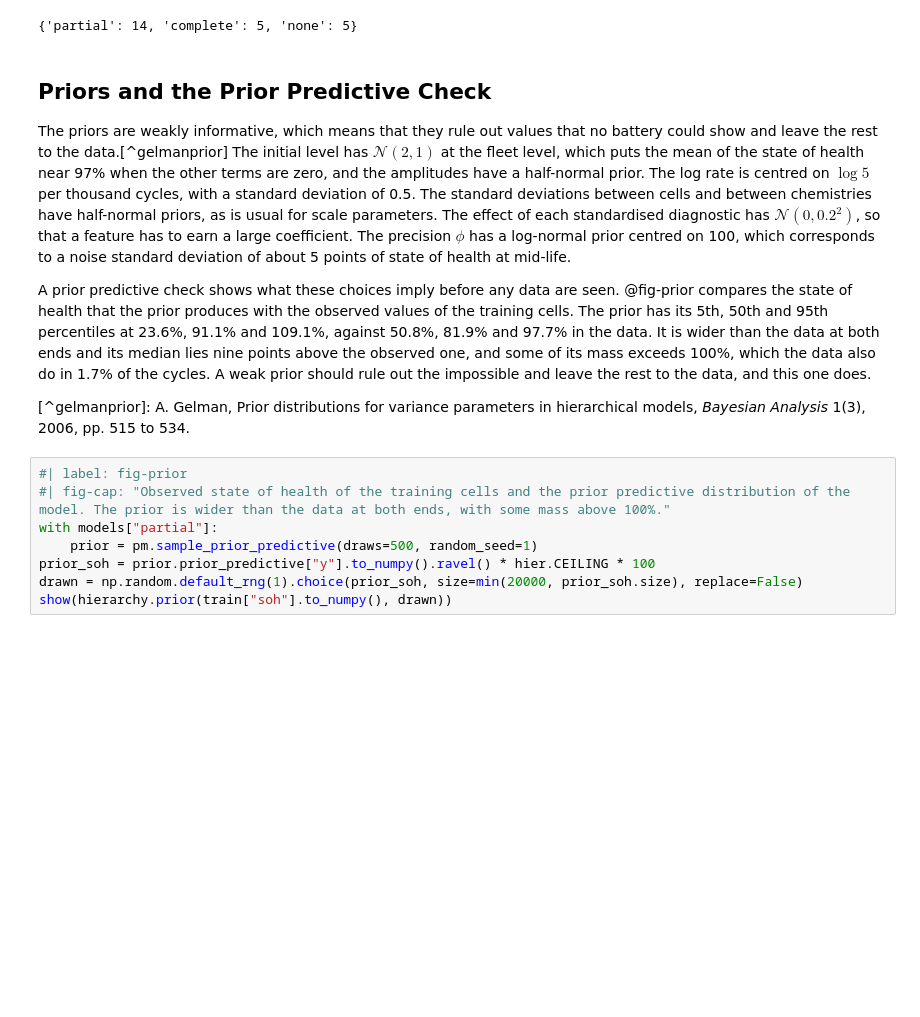
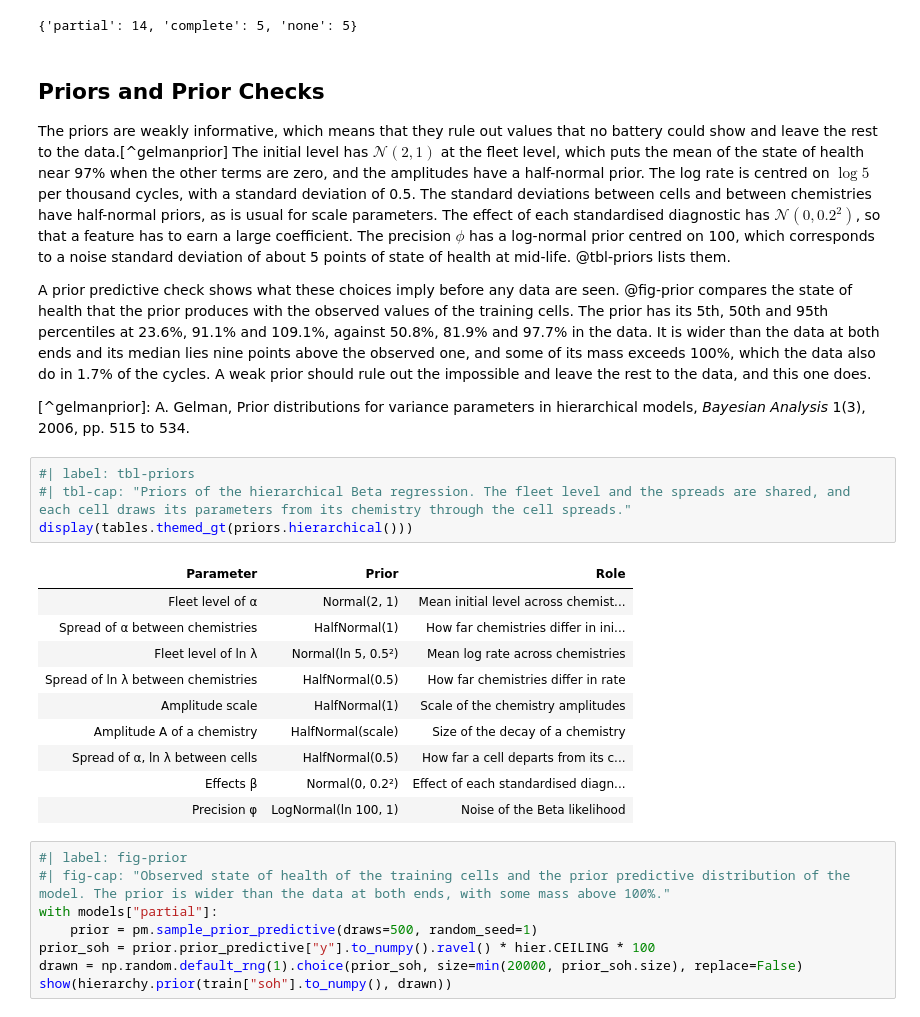
Before and after one commit to sambaiga/sambaiga.github.io, a Jupyter notebook: pages/blog/posts/2026/11/2026-11-21-hierarchical-bayesian-regression.ipynb, the cells around one changed output. Saved outputs shown, nothing was run; the diff lists cells and outputs as text; blank space fills up the shorter version.

```diff
--- a/pages/blog/posts/2026/11/2026-11-21-hierarchical-bayesian-regression.ipynb
+++ b/pages/blog/posts/2026/11/2026-11-21-hierarchical-bayesian-regression.ipynb
@@ -135,13 +136,28 @@ print({pooling: len(model.free_RVs) for pooling, model in models.items()})
 # %% [output]
 {'partial': 14, 'complete': 5, 'none': 5}
 # %% [markdown]
-## Priors and the Prior Predictive Check
+## Priors and Prior Checks
 
-The priors are weakly informative, which means that they rule out values that no battery could show and leave the rest to the data.[^gelmanprior] The initial level has $\mathcal{N}(2, 1)$ at the fleet level, which puts the mean of the state of health near 97% when the other terms are zero, and the amplitudes have a half-normal prior. The log rate is centred on $\log 5$ per thousand cycles, with a standard deviation of 0.5. The standard deviations between cells and between chemistries have half-normal priors, as is usual for scale parameters. The effect of each standardised diagnostic has $\mathcal{N}(0, 0.2^2)$, so that a feature has to earn a large coefficient. The precision $\phi$ has a log-normal prior centred on 100, which corresponds to a noise standard deviation of about 5 points of state of health at mid-life.
+The priors are weakly informative, which means that they rule out values that no battery could show and leave the rest to the data.[^gelmanprior] The initial level has $\mathcal{N}(2, 1)$ at the fleet level, which puts the mean of the state of health near 97% when the other terms are zero, and the amplitudes have a half-normal prior. The log rate is centred on $\log 5$ per thousand cycles, with a standard deviation of 0.5. The standard deviations between cells and between chemistries have half-normal priors, as is usual for scale parameters. The effect of each standardised diagnostic has $\mathcal{N}(0, 0.2^2)$, so that a feature has to earn a large coefficient. The precision $\phi$ has a log-normal prior centred on 100, which corresponds to a noise standard deviation of about 5 points of state of health at mid-life. @tbl-priors lists them.
 
 A prior predictive check shows what these choices imply before any data are seen. @fig-prior compares the state of health that the prior produces with the observed values of the training cells. The prior has its 5th, 50th and 95th percentiles at 23.6%, 91.1% and 109.1%, against 50.8%, 81.9% and 97.7% in the data. It is wider than the data at both ends and its median lies nine points above the observed one, and some of its mass exceeds 100%, which the data also do in 1.7% of the cycles. A weak prior should rule out the impossible and leave the rest to the data, and this one does.
 
 [^gelmanprior]: A. Gelman, Prior distributions for variance parameters in hierarchical models, *Bayesian Analysis* 1(3), 2006, pp. 515 to 534.
+# %%
+#| label: tbl-priors
+#| tbl-cap: "Priors of the hierarchical Beta regression. The fleet level and the spreads are shared, and each cell draws its parameters from its chemistry through the cell spreads."
+display(tables.themed_gt(priors.hierarchical()))
+# %% [output]
+| Parameter | Prior | Role |
+| Fleet level of α | Normal(2, 1) | Mean initial level across chemist... |
+| Spread of α between chemistries | HalfNormal(1) | How far chemistries differ in ini... |
+| Fleet level of ln λ | Normal(ln 5, 0.5²) | Mean log rate across chemistries |
+| Spread of ln λ between chemistries | HalfNormal(0.5) | How far chemistries differ in rate |
+| Amplitude scale | HalfNormal(1) | Scale of the chemistry amplitudes |
+| Amplitude A of a chemistry | HalfNormal(scale) | Size of the decay of a chemistry |
+| Spread of α, ln λ between cells | HalfNormal(0.5) | How far a cell departs from its c... |
+| Effects β | Normal(0, 0.2²) | Effect of each standardised diagn... |
+| Precision φ | LogNormal(ln 100, 1) | Noise of the Beta likelihood |
 # %%
 #| label: fig-prior
 #| fig-cap: "Observed state of health of the training cells and the prior predictive distribution of the model. The prior is wider than the data at both ends, with some mass above 100%."
```
Also changed, not shown: parts of 8 cells of this notebook, 4 other files.
